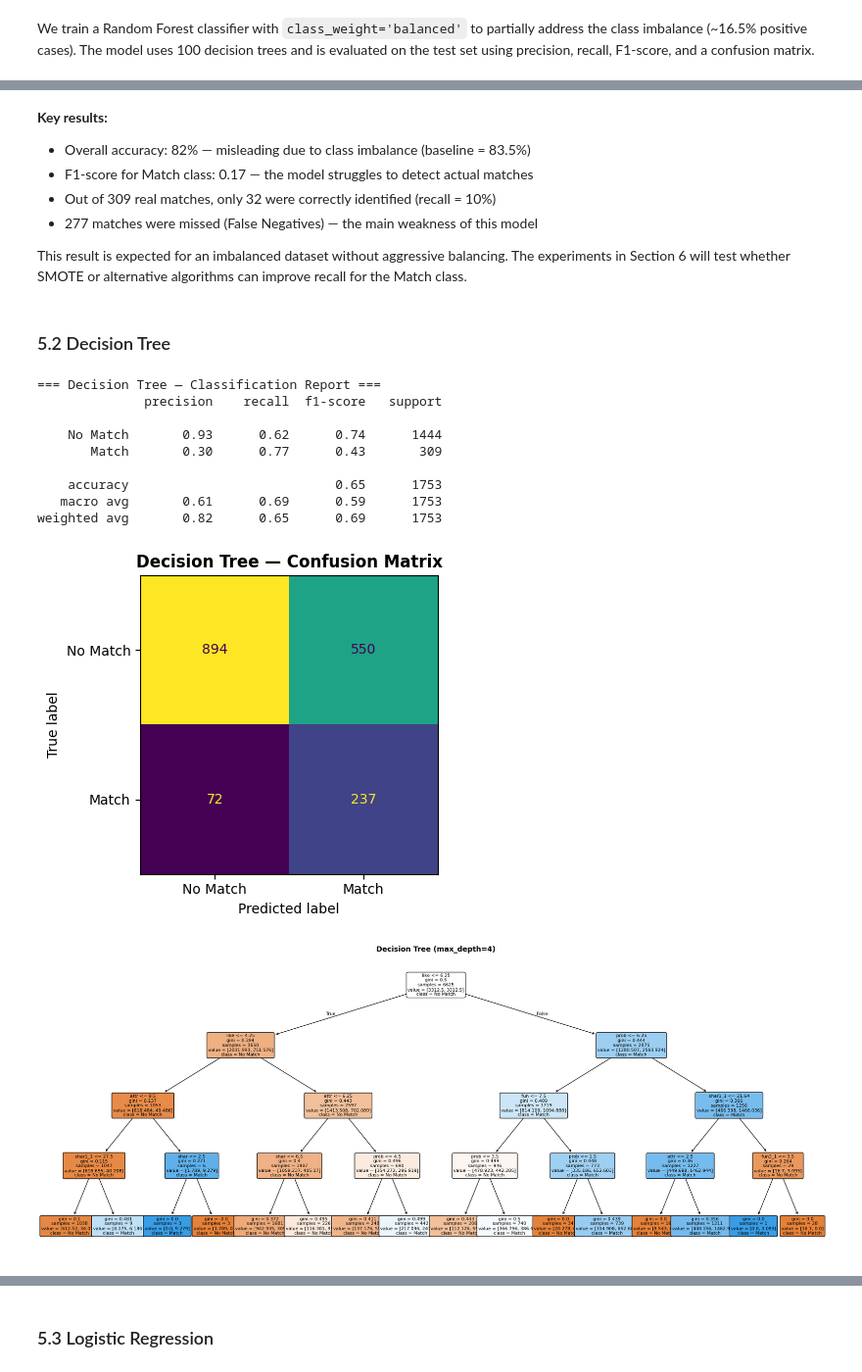
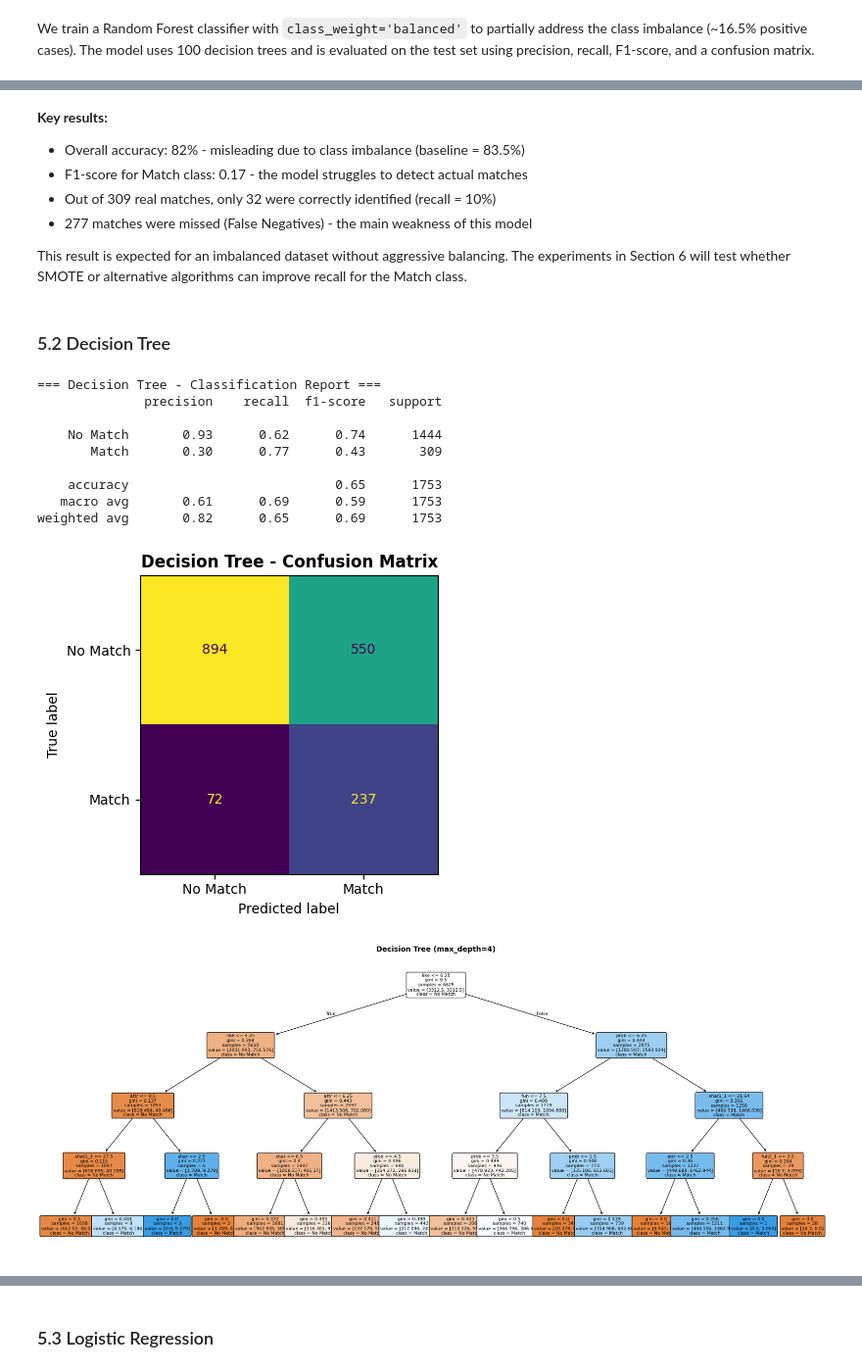
Before and after one commit to rszgosz/Data-Mining, a Jupyter notebook: speed_dating_part2.ipynb, the cells around one changed output, grey strips where cells are left out. Shown at 98% size. Drawn from its saved outputs; the diff is of its cells as text; code cells hidden in the pictures.

```diff
--- a/speed_dating_part2.ipynb
+++ b/speed_dating_part2.ipynb
@@ -187,9 +202,9 @@ weighted avg       0.76      0.82      0.76      1753
 # %% [markdown]
 **Key results:**
-- Overall accuracy: 82% — misleading due to class imbalance (baseline = 83.5%)
-- F1-score for Match class: 0.17 — the model struggles to detect actual matches
+- Overall accuracy: 82% - misleading due to class imbalance (baseline = 83.5%)
+- F1-score for Match class: 0.17 - the model struggles to detect actual matches
 - Out of 309 real matches, only 32 were correctly identified (recall = 10%)
-- 277 matches were missed (False Negatives) — the main weakness of this model
+- 277 matches were missed (False Negatives) - the main weakness of this model
 
 This result is expected for an imbalanced dataset without aggressive balancing.
 The experiments in Section 6 will test whether SMOTE or alternative algorithms
@@ -202,42 +217,42 @@ dt = DecisionTreeClassifier(random_state=42, class_weight='balanced', max_depth=
 dt.fit(X_train, y_train)
 y_pred_dt = dt.predict(X_test)
 
-print("=== Decision Tree — Classification Report ===")
+print("=== Decision Tree - Classification Report ===")
 print(classification_report(y_test, y_pred_dt, target_names=['No Match', 'Match']))
 
 fig, ax = plt.subplots(figsize=(5, 4))
 ConfusionMatrixDisplay(confusion_matrix(y_test, y_pred_dt),
                        display_labels=['No Match', 'Match']).plot(ax=ax, colorbar=False)
-ax.set_title('Decision Tree — Confusion Matrix', fontweight='bold')
+ax.set_title('Decision Tree - Confusion Matrix', fontweight='bold')
 plt.tight_layout()
 plt.savefig('plot_cm_dt.png', bbox_inches='tight')
 plt.show()
 
 # Wizualizacja drzewa
 fig, ax = plt.subplots(figsize=(20, 8))
 plot_tree(dt, feature_names=feature_cols, class_names=['No Match', 'Match'],
           filled=True, rounded=True, fontsize=8, ax=ax)
 ax.set_title('Decision Tree (max_depth=4)', fontsize=13, fontweight='bold')
 plt.tight_layout()
 plt.savefig('plot_decision_tree.png', bbox_inches='tight')
 plt.show()
 
 results.append({
     'Model': 'Decision Tree',
     'Accuracy': accuracy_score(y_test, y_pred_dt),
     'F1 (Match)': f1_score(y_test, y_pred_dt, pos_label=1)
 })
 # %% [output]
-=== Decision Tree — Classification Report ===
+=== Decision Tree - Classification Report ===
               precision    recall  f1-score   support
 
     No Match       0.93      0.62      0.74      1444
        Match       0.30      0.77      0.43       309
 
     accuracy                           0.65      1753
    macro avg       0.61      0.69      0.59      1753
 weighted avg       0.82      0.65      0.69      1753
-[figure, old version]
+[figure, new version]
 [figure]
 # %% [markdown]
 The Decision Tree classifier with `max_depth=4` and `class_weight='balanced'` shows
```
Also changed, not shown: parts of 24 cells of this notebook, 14 other files.
